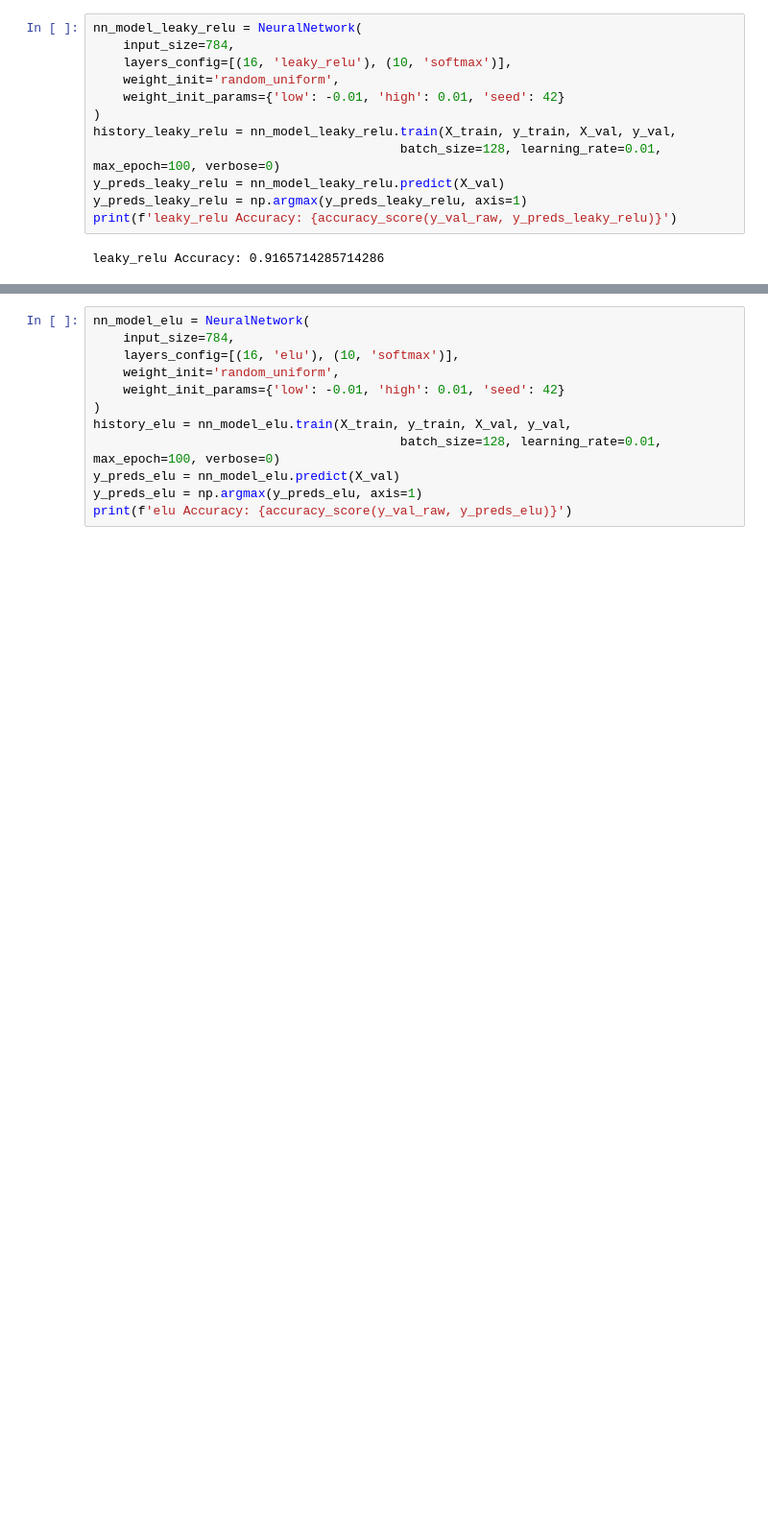
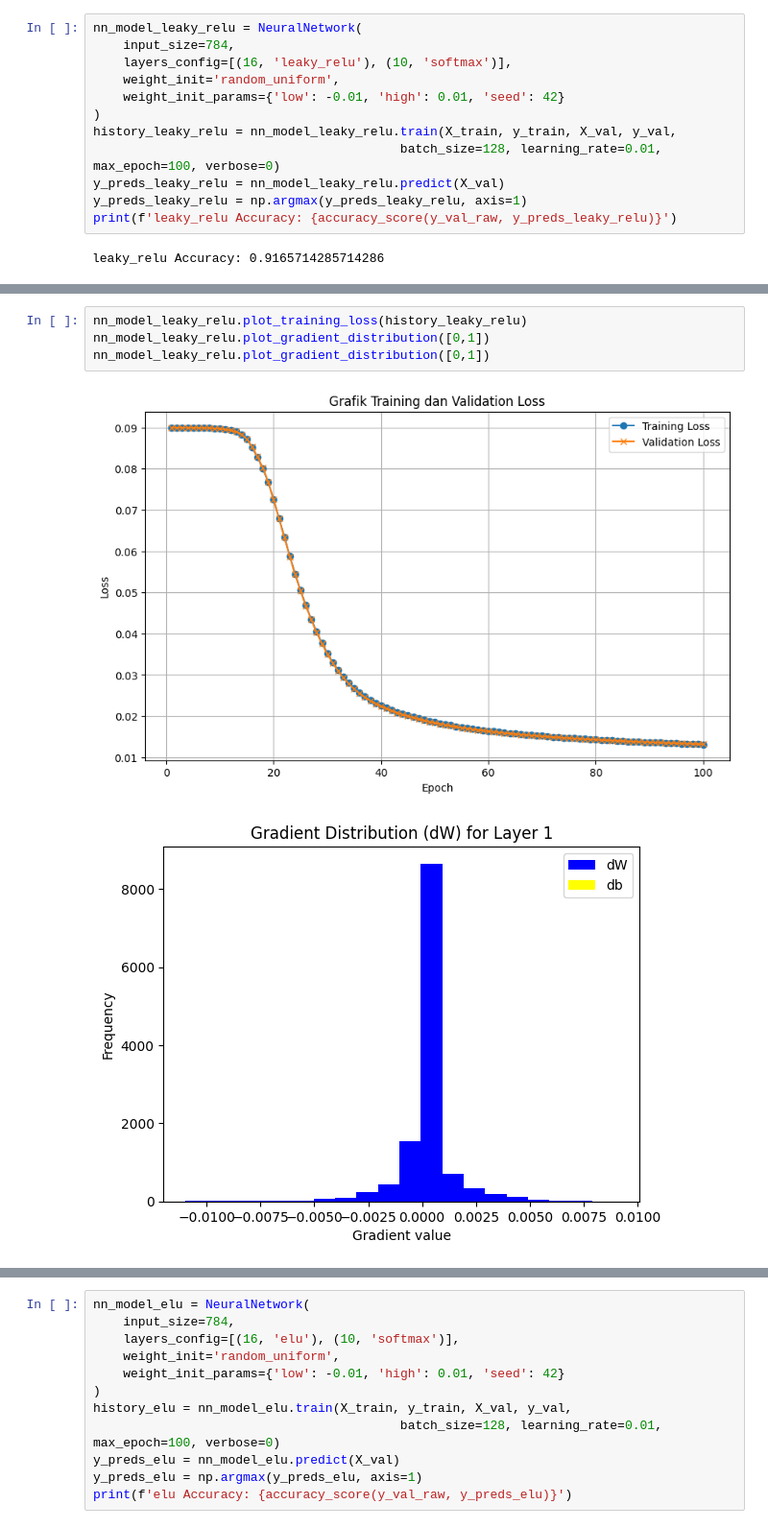
Before and after one commit to DrwnRstnly/48-IF3270-FFNN, a Jupyter notebook: src/test.ipynb, the cells around one changed output, grey strips where cells are left out. Shown at 96% size. Drawn from its saved outputs; the diff is of its cells as text; blank space fills up the shorter version.

```diff
--- a/src/test.ipynb
+++ b/src/test.ipynb
@@ -201,0 +210,7 @@ nn_model_leaky_relu.plot_training_loss(history_leaky_relu)
+# %%
+nn_model_leaky_relu.plot_training_loss(history_leaky_relu)
+nn_model_leaky_relu.plot_gradient_distribution([0,1])
+nn_model_leaky_relu.plot_gradient_distribution([0,1])
+# %% [output]
+[figure, added]
+[figure, added]
```
Also changed, not shown: parts of 39 cells of this notebook.
